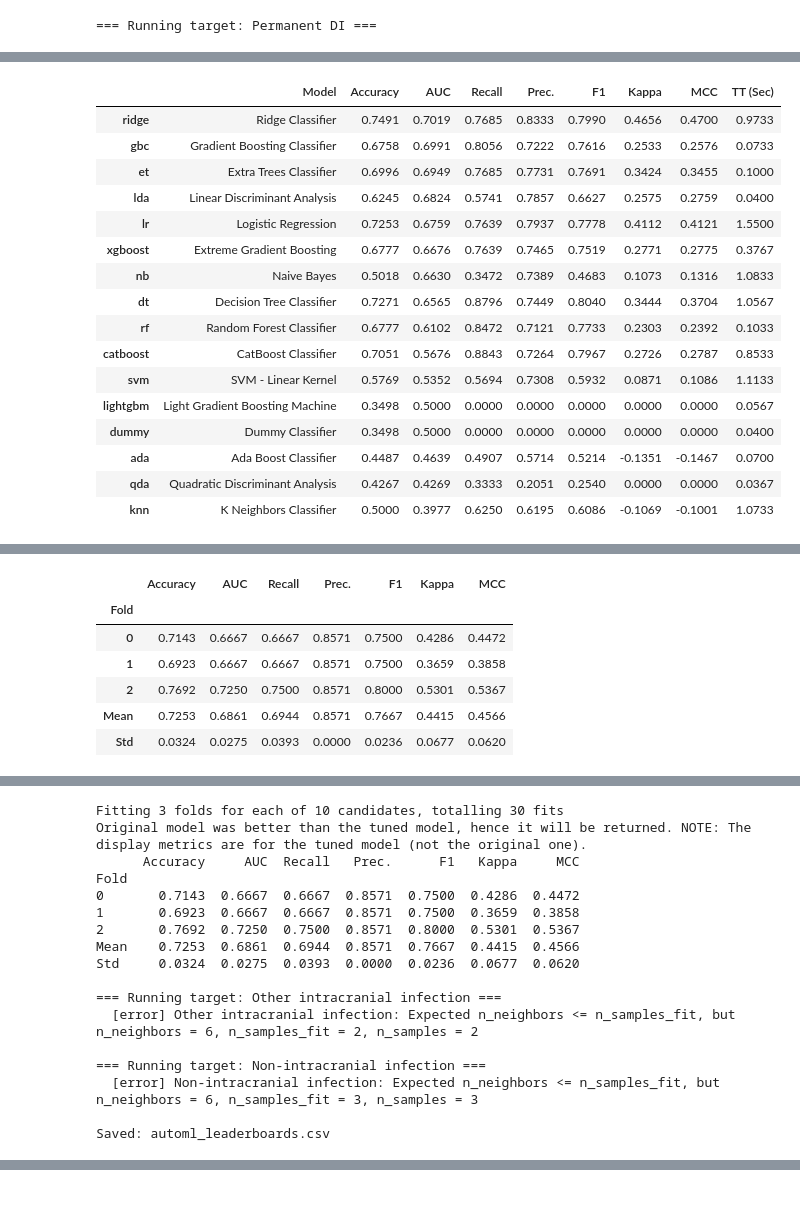
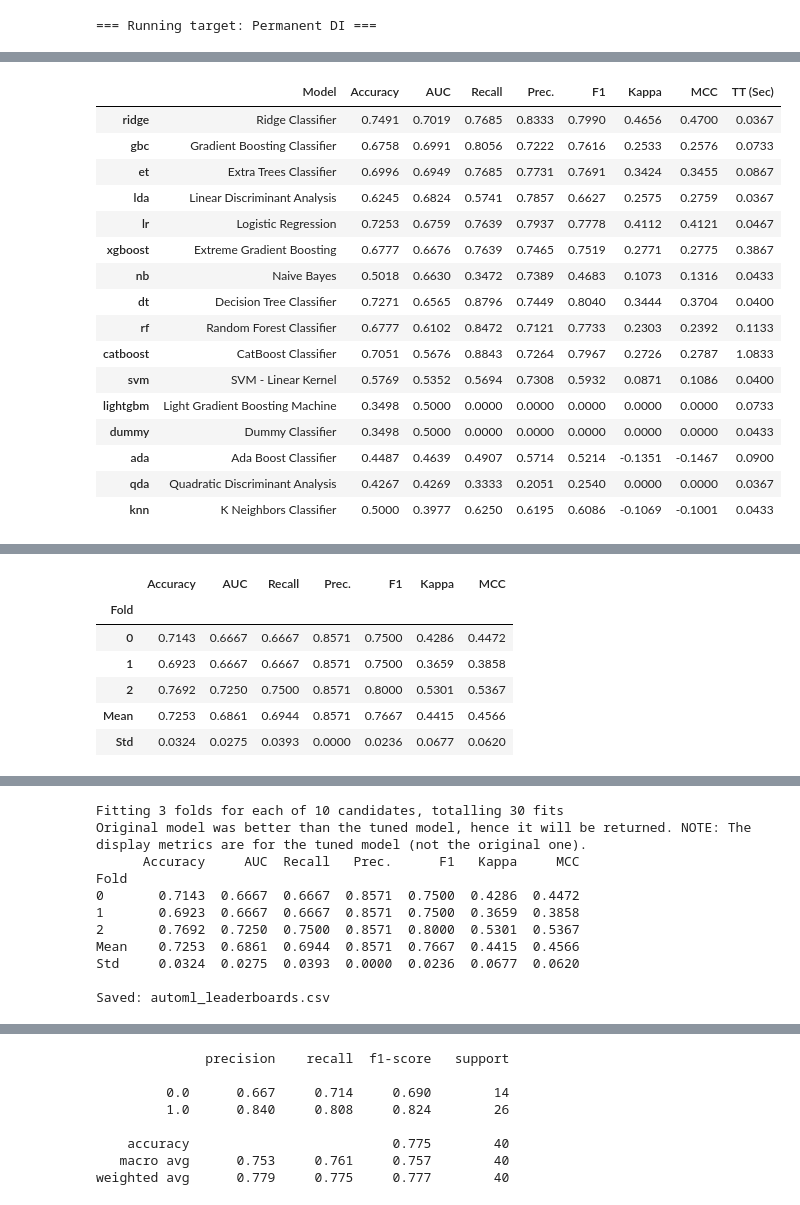
Before and after one commit to shrinitbabel/craniopharyngioma, a Jupyter notebook: initial.ipynb, the cells around one changed output, grey strips where cells are left out. Cells and saved outputs as stored; diff of their text form; code cells hidden in the pictures.

```diff
--- a/initial.ipynb
+++ b/initial.ipynb
@@ -166,11 +86,7 @@ experiments = [
     #  "features": preop_basic + ["Surgical Approach"] + location_histology},
 
     # Two more variations to reach 15 now (without needing new columns):
-    {"target": "Other intracranial infection",
-     "features": preop_basic + ["Surgical Approach", "Resection outcome (total, subtotal, partial)"]},
 
-    {"target": "Non-intracranial infection",
-     "features": preop_basic + ["Surgical Approach", "Resection outcome (total, subtotal, partial)"]},
 ]
 
 # ---- Utility: safe compare + tune ----
@@ -215,49 +131,49 @@ def run_experiment(df, target, features, metric="AUC"):
         tuned = tune_model(best_model, optimize=metric)
     except Exception as e:
         print(f"  [warn] tune_model failed for '{target}': {e}")
         tuned = best_model
 
     leaderboard = pull()
     return tuned, leaderboard
 
 # ---- Run all experiments ----
 all_leaderboards = {}
 for exp in experiments:
     print(f"\n=== Running target: {exp['target']} ===")
     try:
         tuned, leaderboard = run_experiment(df_original, exp["target"], exp["features"], metric="AUC")
         if leaderboard is not None:
             all_leaderboards[exp["target"]] = leaderboard.copy()
             # Show the top few rows for quick inspection
             print(leaderboard.head())
     except Exception as e:
         print(f"  [error] {exp['target']}: {e}")
 
 # Optionally, concatenate and save all results
 if all_leaderboards:
     lb_all = pd.concat({k: v for k, v in all_leaderboards.items()}, names=["Target", "Row"]).reset_index(level=0)
     lb_all.to_csv("automl_leaderboards.csv", index=False)
     print("\nSaved: automl_leaderboards.csv")
 # %% [output]
 === Running target: Permanent DI ===
 [interactive output not drawn]
 |  | Model | Accuracy | AUC | Recall | Prec. | F1 | Kappa | MCC | TT (Sec) |
-| ridge | Ridge Classifier | 0.7491 | 0.7019 | 0.7685 | 0.8333 | 0.7990 | 0.4656 | 0.4700 | 0.9733 |
+| ridge | Ridge Classifier | 0.7491 | 0.7019 | 0.7685 | 0.8333 | 0.7990 | 0.4656 | 0.4700 | 0.0367 |
 | gbc | Gradient Boosting Classifier | 0.6758 | 0.6991 | 0.8056 | 0.7222 | 0.7616 | 0.2533 | 0.2576 | 0.0733 |
-| et | Extra Trees Classifier | 0.6996 | 0.6949 | 0.7685 | 0.7731 | 0.7691 | 0.3424 | 0.3455 | 0.1000 |
-| lda | Linear Discriminant Analysis | 0.6245 | 0.6824 | 0.5741 | 0.7857 | 0.6627 | 0.2575 | 0.2759 | 0.0400 |
-| lr | Logistic Regression | 0.7253 | 0.6759 | 0.7639 | 0.7937 | 0.7778 | 0.4112 | 0.4121 | 1.5500 |
-| xgboost | Extreme Gradient Boosting | 0.6777 | 0.6676 | 0.7639 | 0.7465 | 0.7519 | 0.2771 | 0.2775 | 0.3767 |
-| nb | Naive Bayes | 0.5018 | 0.6630 | 0.3472 | 0.7389 | 0.4683 | 0.1073 | 0.1316 | 1.0833 |
-| dt | Decision Tree Classifier | 0.7271 | 0.6565 | 0.8796 | 0.7449 | 0.8040 | 0.3444 | 0.3704 | 1.0567 |
-| rf | Random Forest Classifier | 0.6777 | 0.6102 | 0.8472 | 0.7121 | 0.7733 | 0.2303 | 0.2392 | 0.1033 |
-| catboost | CatBoost Classifier | 0.7051 | 0.5676 | 0.8843 | 0.7264 | 0.7967 | 0.2726 | 0.2787 | 0.8533 |
-| svm | SVM - Linear Kernel | 0.5769 | 0.5352 | 0.5694 | 0.7308 | 0.5932 | 0.0871 | 0.1086 | 1.1133 |
-| lightgbm | Light Gradient Boosting Machine | 0.3498 | 0.5000 | 0.0000 | 0.0000 | 0.0000 | 0.0000 | 0.0000 | 0.0567 |
-| dummy | Dummy Classifier | 0.3498 | 0.5000 | 0.0000 | 0.0000 | 0.0000 | 0.0000 | 0.0000 | 0.0400 |
-| ada | Ada Boost Classifier | 0.4487 | 0.4639 | 0.4907 | 0.5714 | 0.5214 | -0.1351 | -0.1467 | 0.0700 |
+| et | Extra Trees Classifier | 0.6996 | 0.6949 | 0.7685 | 0.7731 | 0.7691 | 0.3424 | 0.3455 | 0.0867 |
+| lda | Linear Discriminant Analysis | 0.6245 | 0.6824 | 0.5741 | 0.7857 | 0.6627 | 0.2575 | 0.2759 | 0.0367 |
+| lr | Logistic Regression | 0.7253 | 0.6759 | 0.7639 | 0.7937 | 0.7778 | 0.4112 | 0.4121 | 0.0467 |
+| xgboost | Extreme Gradient Boosting | 0.6777 | 0.6676 | 0.7639 | 0.7465 | 0.7519 | 0.2771 | 0.2775 | 0.3867 |
+| nb | Naive Bayes | 0.5018 | 0.6630 | 0.3472 | 0.7389 | 0.4683 | 0.1073 | 0.1316 | 0.0433 |
+| dt | Decision Tree Classifier | 0.7271 | 0.6565 | 0.8796 | 0.7449 | 0.8040 | 0.3444 | 0.3704 | 0.0400 |
+| rf | Random Forest Classifier | 0.6777 | 0.6102 | 0.8472 | 0.7121 | 0.7733 | 0.2303 | 0.2392 | 0.1133 |
+| catboost | CatBoost Classifier | 0.7051 | 0.5676 | 0.8843 | 0.7264 | 0.7967 | 0.2726 | 0.2787 | 1.0833 |
+| svm | SVM - Linear Kernel | 0.5769 | 0.5352 | 0.5694 | 0.7308 | 0.5932 | 0.0871 | 0.1086 | 0.0400 |
+| lightgbm | Light Gradient Boosting Machine | 0.3498 | 0.5000 | 0.0000 | 0.0000 | 0.0000 | 0.0000 | 0.0000 | 0.0733 |
+| dummy | Dummy Classifier | 0.3498 | 0.5000 | 0.0000 | 0.0000 | 0.0000 | 0.0000 | 0.0000 | 0.0433 |
+| ada | Ada Boost Classifier | 0.4487 | 0.4639 | 0.4907 | 0.5714 | 0.5214 | -0.1351 | -0.1467 | 0.0900 |
 | qda | Quadratic Discriminant Analysis | 0.4267 | 0.4269 | 0.3333 | 0.2051 | 0.2540 | 0.0000 | 0.0000 | 0.0367 |
-| knn | K Neighbors Classifier | 0.5000 | 0.3977 | 0.6250 | 0.6195 | 0.6086 | -0.1069 | -0.1001 | 1.0733 |
+| knn | K Neighbors Classifier | 0.5000 | 0.3977 | 0.6250 | 0.6195 | 0.6086 | -0.1069 | -0.1001 | 0.0433 |
 [interactive output not drawn]
 [interactive output not drawn]
 |  | Accuracy | AUC | Recall | Prec. | F1 | Kappa | MCC |
@@ -278,12 +194,6 @@ Fold
 Mean    0.7253  0.6861  0.6944  0.8571  0.7667  0.4415  0.4566
 Std     0.0324  0.0275  0.0393  0.0000  0.0236  0.0677  0.0620
 
-=== Running target: Other intracranial infection ===
-  [error] Other intracranial infection: Expected n_neighbors <= n_samples_fit, but n_neighbors = 6, n_samples_fit = 2, n_samples = 2
-
-=== Running target: Non-intracranial infection ===
-  [error] Non-intracranial infection: Expected n_neighbors <= n_samples_fit, but n_neighbors = 6, n_samples_fit = 3, n_samples = 3
-
 Saved: automl_leaderboards.csv
 # %%
 import pandas as pd
@@ -391,3 +301,21 @@ Transformation Pipeline and Model Successfully Saved
 14                 0
 26                 0
 44                 0
+# %%
+from sklearn.metrics import classification_report
+from pycaret.classification import get_config
+
+X_train = get_config("X_train")
+y_train = get_config("y_train")
+preds = ridge_final.predict(X_train)
+
+print(classification_report(y_train, preds, digits=3))
+# %% [output]
+              precision    recall  f1-score   support
+
+         0.0      0.667     0.714     0.690        14
+         1.0      0.840     0.808     0.824        26
+
+    accuracy                          0.775        40
+   macro avg      0.753     0.761     0.757        40
+weighted avg      0.779     0.775     0.777        40
```
Also changed, not shown: parts of 6 cells of this notebook, 9 other files.
